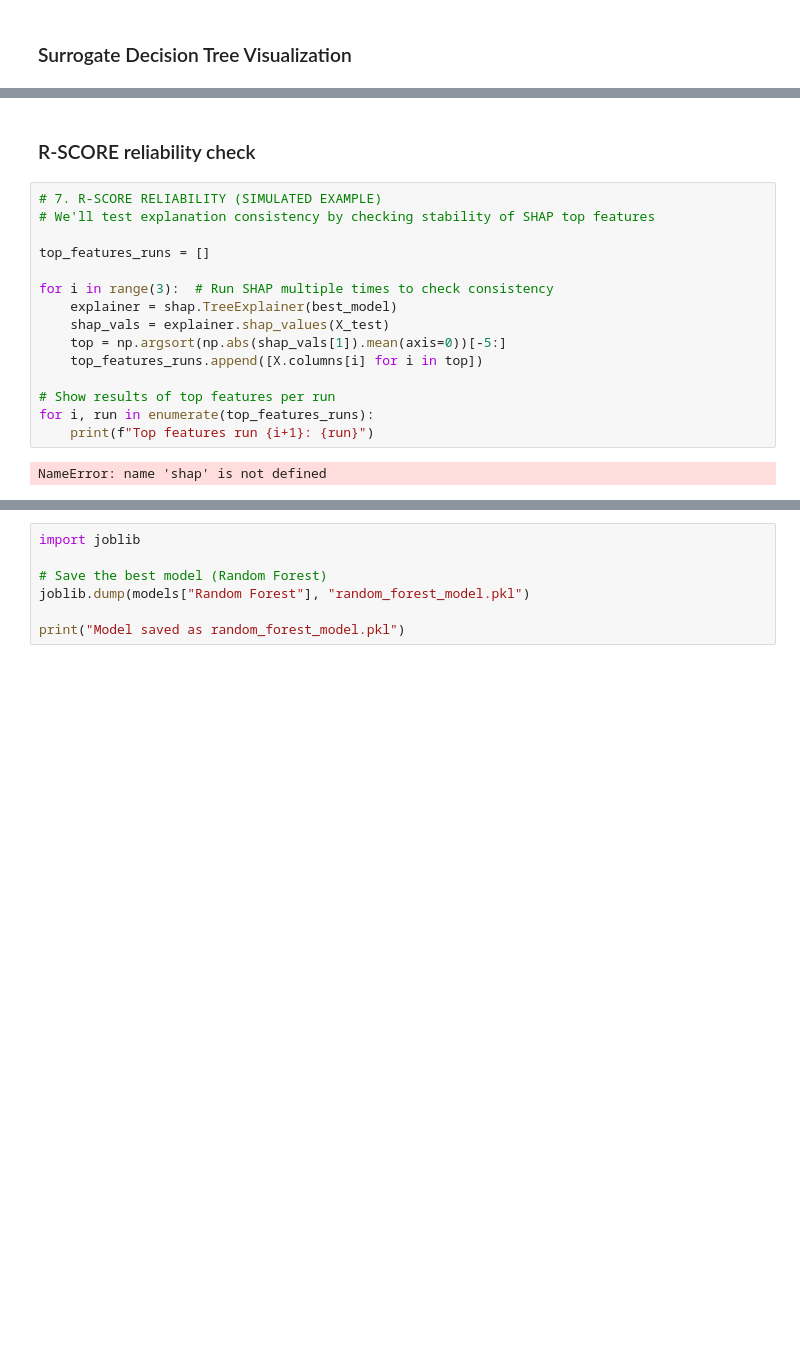
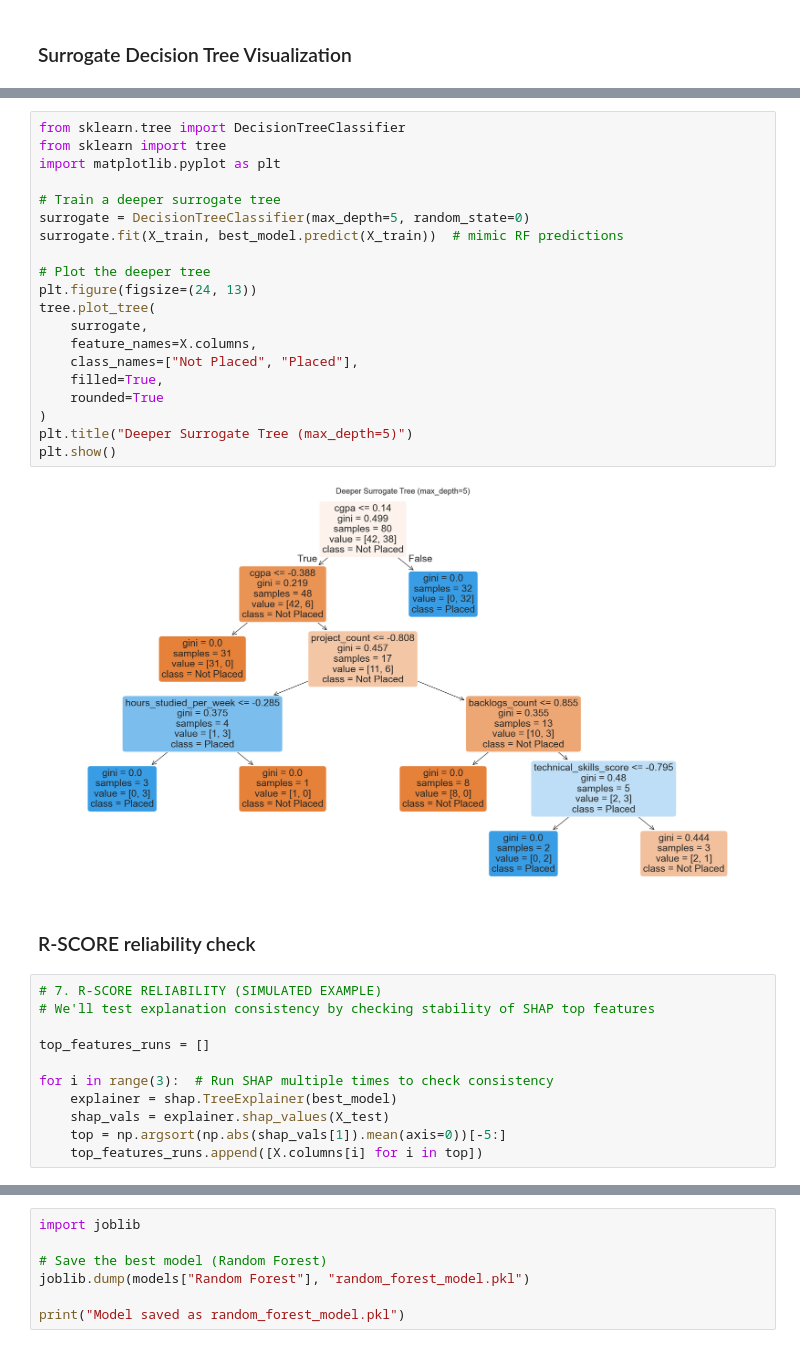
Before and after one commit to walterchipuriro/Improved-student-job-placement, a Jupyter notebook: Improved-student-job-placement/Interpretable ##CODE.ipynb, the cells around one changed output, grey strips where cells are left out. Drawn from its saved outputs; the diff is of its cells as text; blank space fills up the shorter version.

```diff
--- a/Improved-student-job-placement/Interpretable ##CODE.ipynb
+++ b/Improved-student-job-placement/Interpretable ##CODE.ipynb
@@ -517,3 +553,25 @@ AssertionError: The shape of the shap_values matrix does not match the shape of
+# %%
+from sklearn.tree import DecisionTreeClassifier
+from sklearn import tree
+import matplotlib.pyplot as plt
+
+# Train a deeper surrogate tree
+surrogate = DecisionTreeClassifier(max_depth=5, random_state=0)
+surrogate.fit(X_train, best_model.predict(X_train))  # mimic RF predictions
+
+# Plot the deeper tree
+plt.figure(figsize=(24, 13))
+tree.plot_tree(
+    surrogate,
+    feature_names=X.columns,
+    class_names=["Not Placed", "Placed"],
+    filled=True,
+    rounded=True
+)
+plt.title("Deeper Surrogate Tree (max_depth=5)")
+plt.show()
+# %% [output]
+[figure, added]
 # %% [markdown]
 ### R-SCORE reliability check
 # %%
@@ -527,9 +585,3 @@ for i in range(3):  # Run SHAP multiple times to check consistency
     shap_vals = explainer.shap_values(X_test)
     top = np.argsort(np.abs(shap_vals[1]).mean(axis=0))[-5:]
     top_features_runs.append([X.columns[i] for i in top])
-
-# Show results of top features per run
-for i, run in enumerate(top_features_runs):
-    print(f"Top features run {i+1}: {run}")
-# %% [output]
-NameError: name 'shap' is not defined
```
Also changed, not shown: parts of 16 cells of this notebook.
